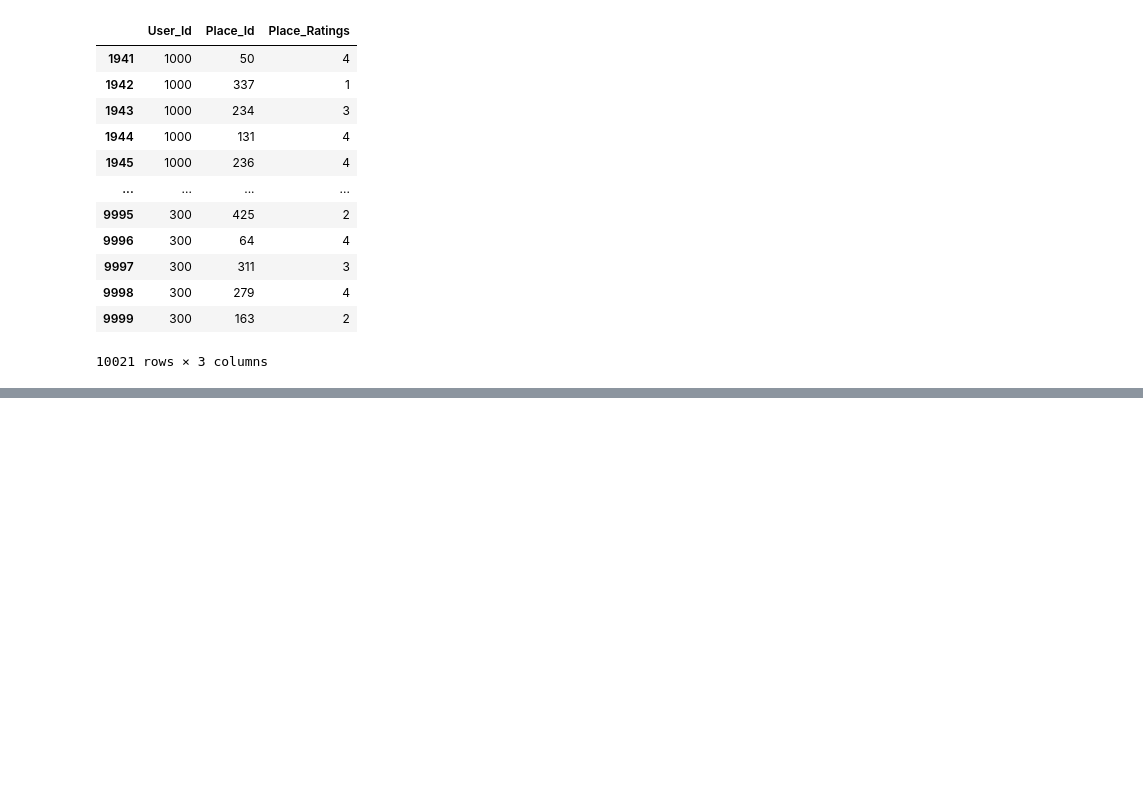
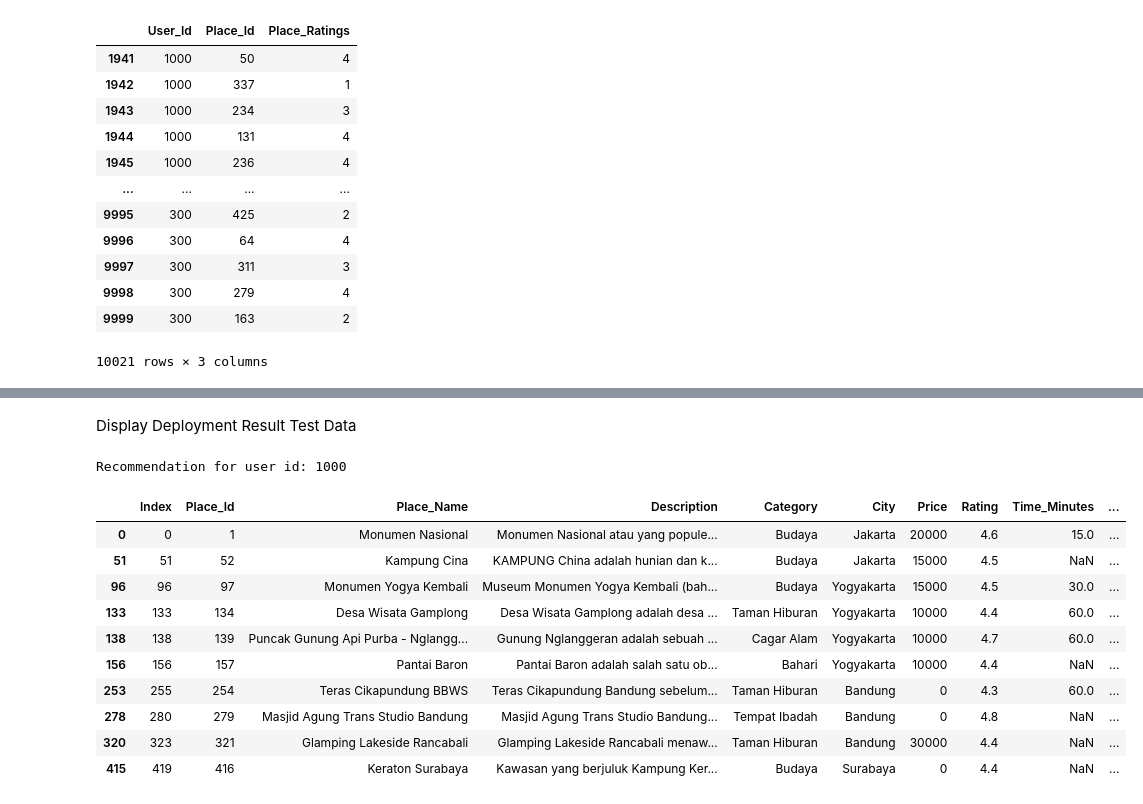
Before and after one commit to MaxZx3000/AI-Compfest-GigaPrime, a Jupyter notebook: artificial-intelligence/recommendation_colab_filtering_tourism.ipynb, the cells around one changed output, grey strips where cells are left out. Cells and saved outputs as stored; diff of their text form; code cells hidden in the pictures; blank space fills up the shorter version.

Commit message:
Added Code for Displaying data from deployment test data

```diff
--- a/artificial-intelligence/recommendation_colab_filtering_tourism.ipynb
+++ b/artificial-intelligence/recommendation_colab_filtering_tourism.ipynb
@@ -404,0 +405,22 @@ defaultdict(list,
+# %% [markdown]
+Display Deployment Result Test Data
+# %%
+print(f"Recommendation for user id: {1000}")
+get_top_n_results_from_df(
+    data_df,
+    predictions[1000],
+    place_id_field
+)
+# %% [output]
+Recommendation for user id: 1000
+|  | Index | Place_Id | Place_Name | Description | Category | City | Price | Rating | Time_Minutes | ... |
+| 0 | 0 | 1 | Monumen Nasional | Monumen Nasional atau yang popule... | Budaya | Jakarta | 20000 | 4.6 | 15.0 | ... |
+| 51 | 51 | 52 | Kampung Cina | KAMPUNG China adalah hunian dan k... | Budaya | Jakarta | 15000 | 4.5 | NaN | ... |
+| 96 | 96 | 97 | Monumen Yogya Kembali | Museum Monumen Yogya Kembali (bah... | Budaya | Yogyakarta | 15000 | 4.5 | 30.0 | ... |
+| 133 | 133 | 134 | Desa Wisata Gamplong | Desa Wisata Gamplong adalah desa ... | Taman Hiburan | Yogyakarta | 10000 | 4.4 | 60.0 | ... |
+| 138 | 138 | 139 | Puncak Gunung Api Purba - Nglangg... | Gunung Nglanggeran adalah sebuah ... | Cagar Alam | Yogyakarta | 10000 | 4.7 | 60.0 | ... |
+| 156 | 156 | 157 | Pantai Baron | Pantai Baron adalah salah satu ob... | Bahari | Yogyakarta | 10000 | 4.4 | NaN | ... |
+| 253 | 255 | 254 | Teras Cikapundung BBWS | Teras Cikapundung Bandung sebelum... | Taman Hiburan | Bandung | 0 | 4.3 | 60.0 | ... |
+| 278 | 280 | 279 | Masjid Agung Trans Studio Bandung | Masjid Agung Trans Studio Bandung... | Tempat Ibadah | Bandung | 0 | 4.8 | NaN | ... |
+| 320 | 323 | 321 | Glamping Lakeside Rancabali | Glamping Lakeside Rancabali menaw... | Taman Hiburan | Bandung | 30000 | 4.4 | NaN | ... |
+| 415 | 419 | 416 | Keraton Surabaya | Kawasan yang berjuluk Kampung Ker... | Budaya | Surabaya | 0 | 4.4 | NaN | ... |
```
Also changed, not shown: parts of 5 cells of this notebook.
